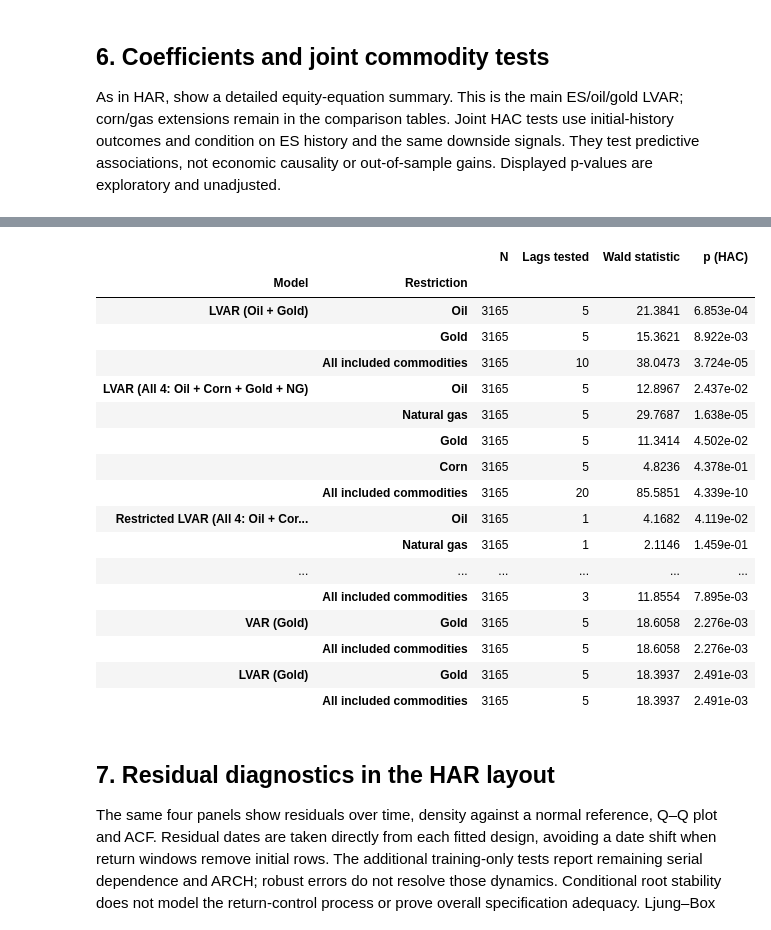
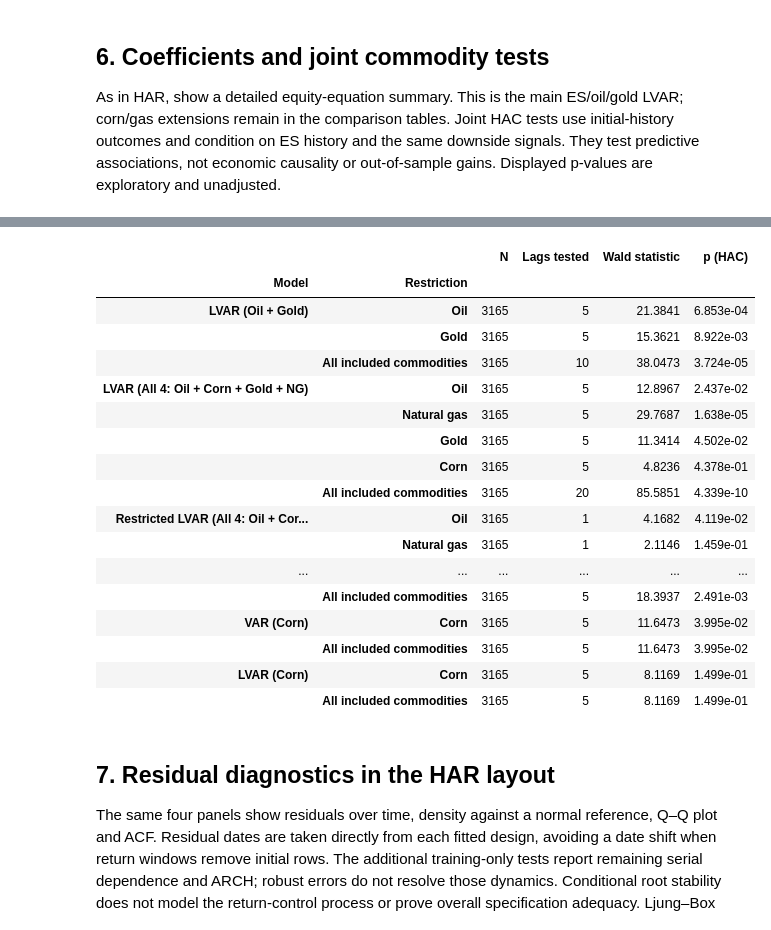
Before and after one commit to Deangr-econ/Quant_methods_project, a Jupyter notebook: VAR_QTFE.ipynb, the cells around one changed output, grey strips where cells are left out. Cells and saved outputs as stored; diff of their text form; code cells hidden in the pictures.

```diff
--- a/VAR_QTFE.ipynb
+++ b/VAR_QTFE.ipynb
@@ -346,7 +350,7 @@ or out-of-sample gains. Displayed p-values are exploratory and unadjusted.
 selected_name = 'LVAR (Oil + Gold)'
 print(fits[selected_name].summary())
 training_fits, training_summary = fit_models(design, specs, cfg['hac_lags'], training_mask)
-diagnostic_names = corn_names + ['VAR (Gold)', 'LVAR (Gold)']
+diagnostic_names = corn_names + ['VAR (Gold)', 'LVAR (Gold)', 'VAR (Corn)', 'LVAR (Corn)']
 joint_rows = []
 for name in diagnostic_names:
     fit = training_fits[name]
@@ -371,31 +375,31 @@ Time:                        11:50:51   Log-Likelihood:                -3227.5
 No. Observations:                3967   AIC:                             6493.
 Df Residuals:                    3948   BIC:                             6612.
 Df Model:                          18
 Covariance Type:                  HAC
 ==============================================================================
 ... (28 lines left out)
 Notes:
 [1] Standard Errors are heteroscedasticity and autocorrelation robust (HAC) using 22 lags and without small sample correction
 [2] The condition number is large, 3.89e+04. This might indicate that there are
 strong multicollinearity or other numerical problems.
 |  |  | N | Lags tested | Wald statistic | p (HAC) |
 | Model | Restriction |  |  |  |  |
 | LVAR (Oil + Gold) | Oil | 3165 | 5 | 21.3841 | 6.853e-04 |
 |  | Gold | 3165 | 5 | 15.3621 | 8.922e-03 |
 |  | All included commodities | 3165 | 10 | 38.0473 | 3.724e-05 |
 | LVAR (All 4: Oil + Corn + Gold + NG) | Oil | 3165 | 5 | 12.8967 | 2.437e-02 |
 |  | Natural gas | 3165 | 5 | 29.7687 | 1.638e-05 |
 |  | Gold | 3165 | 5 | 11.3414 | 4.502e-02 |
 |  | Corn | 3165 | 5 | 4.8236 | 4.378e-01 |
 |  | All included commodities | 3165 | 20 | 85.5851 | 4.339e-10 |
 | Restricted LVAR (All 4: Oil + Cor... | Oil | 3165 | 1 | 4.1682 | 4.119e-02 |
 |  | Natural gas | 3165 | 1 | 2.1146 | 1.459e-01 |
 | ... | ... | ... | ... | ... | ... |
-|  | All included commodities | 3165 | 3 | 11.8554 | 7.895e-03 |
-| VAR (Gold) | Gold | 3165 | 5 | 18.6058 | 2.276e-03 |
-|  | All included commodities | 3165 | 5 | 18.6058 | 2.276e-03 |
-| LVAR (Gold) | Gold | 3165 | 5 | 18.3937 | 2.491e-03 |
 |  | All included commodities | 3165 | 5 | 18.3937 | 2.491e-03 |
+| VAR (Corn) | Corn | 3165 | 5 | 11.6473 | 3.995e-02 |
+|  | All included commodities | 3165 | 5 | 11.6473 | 3.995e-02 |
+| LVAR (Corn) | Corn | 3165 | 5 | 8.1169 | 1.499e-01 |
+|  | All included commodities | 3165 | 5 | 8.1169 | 1.499e-01 |
 # %% [markdown]
 ## 7. Residual diagnostics in the HAR layout
 
```
Also changed, not shown: parts of 6 cells of this notebook, 9 other files.
